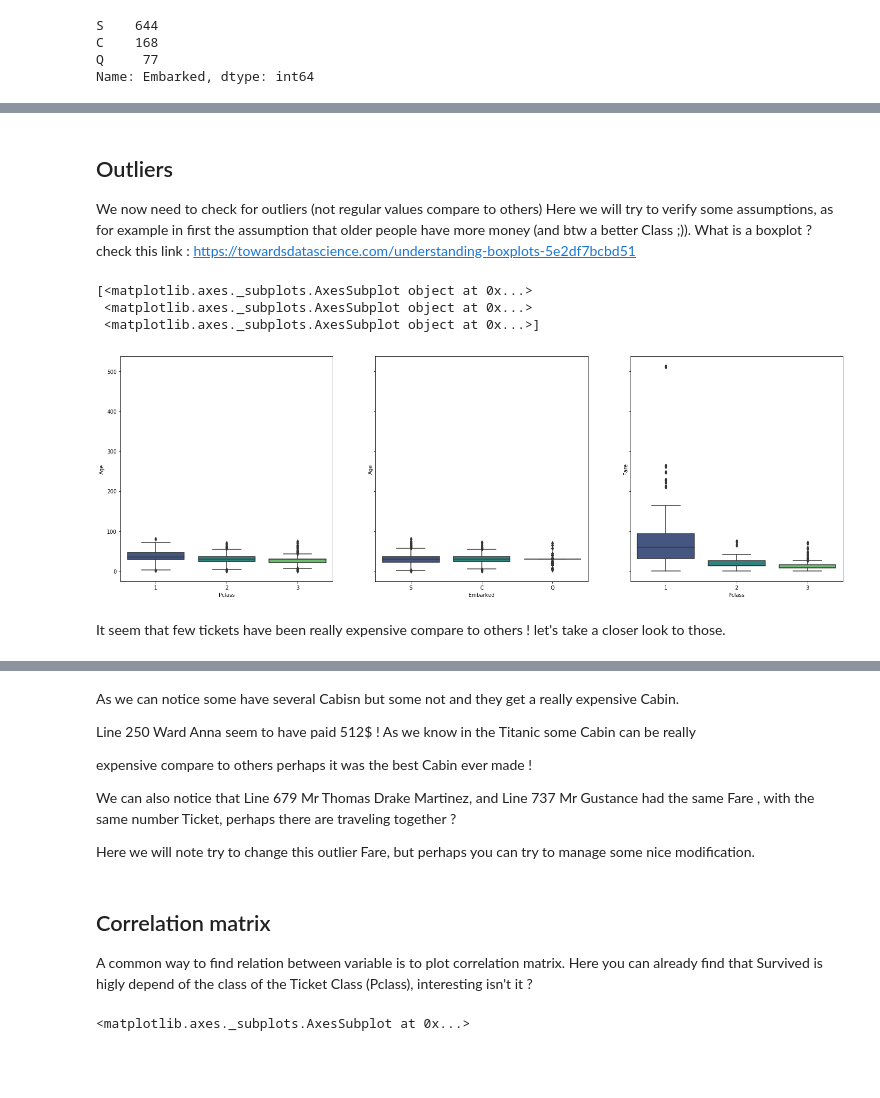
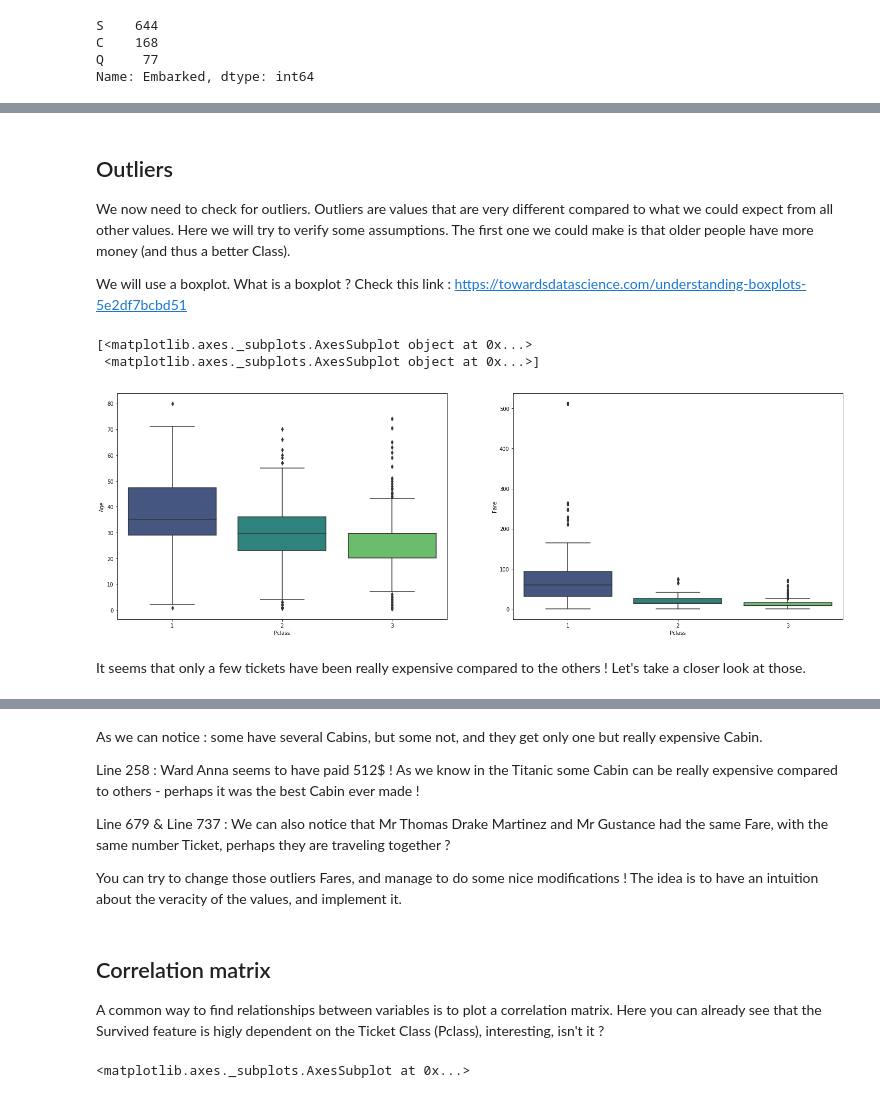
Before and after one commit to anisayari/your_first_machine_learning_project, a Jupyter notebook: my_first_machine_learning_project/my_first_machine_learning_programm_notebook.ipynb, the cells around one changed output, grey strips where cells are left out. Drawn from its saved outputs; the diff is of its cells as text; code cells hidden in the pictures; blank space fills up the shorter version.

```diff
--- a/my_first_machine_learning_project/my_first_machine_learning_programm_notebook.ipynb
+++ b/my_first_machine_learning_project/my_first_machine_learning_programm_notebook.ipynb
@@ -152,23 +155,25 @@ dtype: int64
 # %% [markdown]
 ## Outliers
-We now need to check for outliers (not regular values compare to others)
-Here we will try to verify some assumptions, as for example in first  the assumption that older people have more money (and btw a better Class ;)).
-What is a boxplot ? check this link : https://towardsdatascience.com/understanding-boxplots-5e2df7bcbd51
+We now need to check for outliers. Outliers are values that are very different compared to what we could expect from all other values.
+Here we will try to verify some assumptions. The first one we could make is that older people have more money (and thus a better Class).
+
+We will use a boxplot. What is a boxplot ? Check this link : https://towardsdatascience.com/understanding-boxplots-5e2df7bcbd51
 # %%
-fig,axes = plt.subplots(1, 3, sharex='col', sharey='row',figsize=(25,8))
+fig,axes = plt.subplots(1, 2,figsize=(25,8))
 print(axes)
+
 sns.boxplot(x='Pclass',y='Age',data=train, palette='viridis',ax=axes[0])
-sns.boxplot(x='Embarked',y='Age',data=train, palette='viridis',ax=axes[1])
-# We now need to check for outlier (not regular value compare to others)
-sns.boxplot(x='Pclass',y='Fare',data=train, palette='viridis',ax=axes[2])
+
+# We now need to check for outliers (values that seem irregular compared to the others)
+sns.boxplot(x='Pclass',y='Fare',data=train, palette='viridis',ax=axes[1])
+
 plt.show()
 # %% [output]
 [<matplotlib.axes._subplots.AxesSubplot object at 0x...>
- <matplotlib.axes._subplots.AxesSubplot object at 0x...>
  <matplotlib.axes._subplots.AxesSubplot object at 0x...>]
-[figure, old version]
+[figure, new version]
 # %% [markdown]
-It seem that few tickets have been really expensive compare to others ! let's take a closer look to those.
+It seems that only a few tickets have been really expensive compared to the others ! Let's take a closer look at those.
 # %%
 train.loc[train.Fare > 200]
 # %% [output]
@@ -190,19 +195,17 @@ train.loc[train.Fare > 200]
 | 742 | 743 | 1 | 1 | Ryerson, Miss. Susan Parker "Suze... | female | 21.000000 | 2 | 2 | PC 17608 | 262.3750 | ... |
 | 779 | 780 | 1 | 1 | Robert, Mrs. Edward Scott (Elisab... | female | 43.000000 | 0 | 1 | 24160 | 211.3375 | ... |
 # %% [markdown]
-As we can notice some have several Cabisn but some not and they get a really expensive Cabin.
+As we can notice : some have several Cabins, but some not, and they get only one but really expensive Cabin.
 
-Line 250 Ward Anna seem to have paid 512$ ! As we know in the Titanic some Cabin can be really
+Line 258 : Ward Anna seems to have paid 512$ ! As we know in the Titanic some Cabin can be really expensive compared to others - perhaps it was the best Cabin ever made !
 
-expensive compare to others perhaps it was the best Cabin ever made !
+Line 679 & Line 737 : We can also notice that Mr Thomas Drake Martinez and Mr Gustance had the same Fare, with the same number Ticket, perhaps they are traveling together ?
 
-We can also notice that Line 679 Mr Thomas Drake Martinez, and Line 737 Mr Gustance had the same Fare , with the same number Ticket, perhaps there are traveling together ?
-
-Here we will note try to change this outlier Fare, but perhaps you can try to manage some nice modification.
+You can try to change those outliers Fares, and manage to do some nice modifications ! The idea is to have an intuition about the veracity of the values, and implement it.
 # %% [markdown]
 ## Correlation matrix
-A common way to find relation between variable is to plot correlation matrix.
-Here you can already find that Survived is higly depend of the class of the Ticket Class (Pclass), interesting isn't it ?
+A common way to find relationships between variables is to plot a correlation matrix.
+Here you can already see that the Survived feature is higly dependent on the Ticket Class (Pclass), interesting, isn't it ?
 # %%
 
 numerical_column = ['int64','float64'] #select only numerical features to find correlation
```
Also changed, not shown: parts of 31 cells of this notebook.
